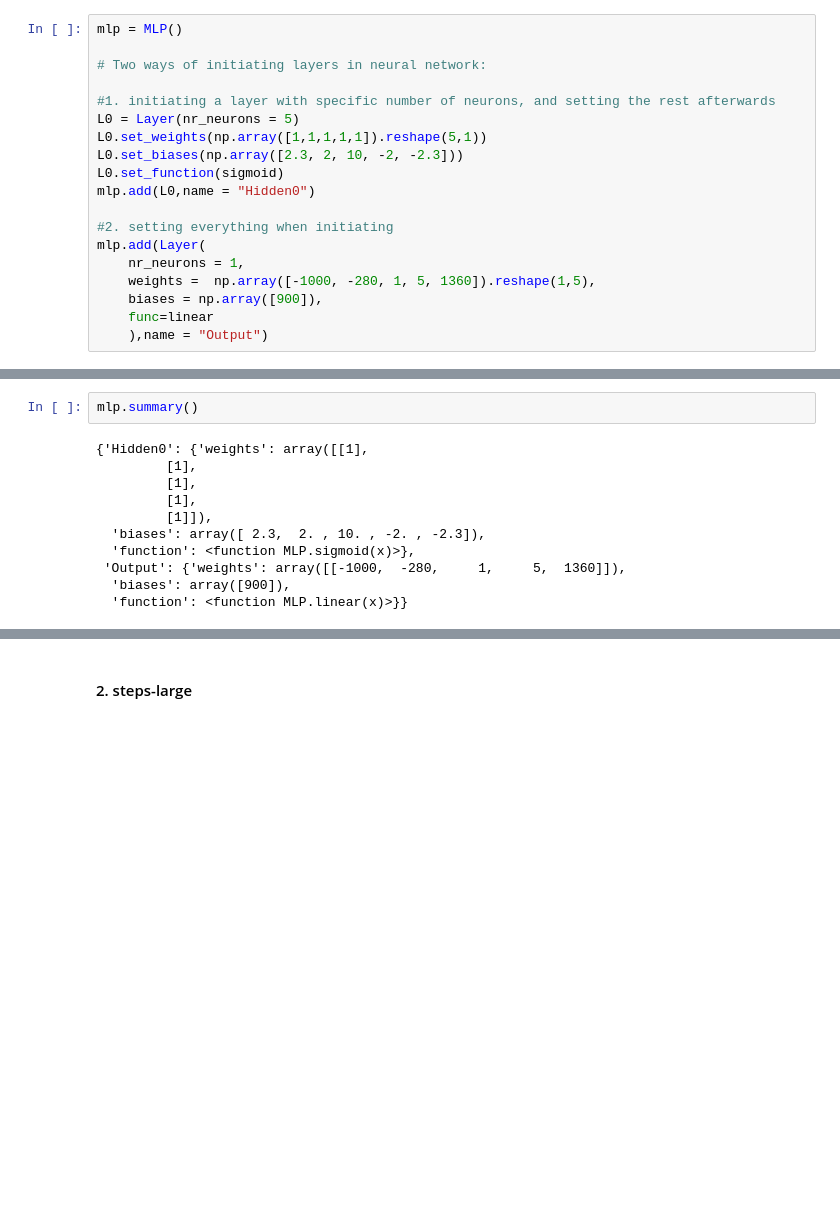
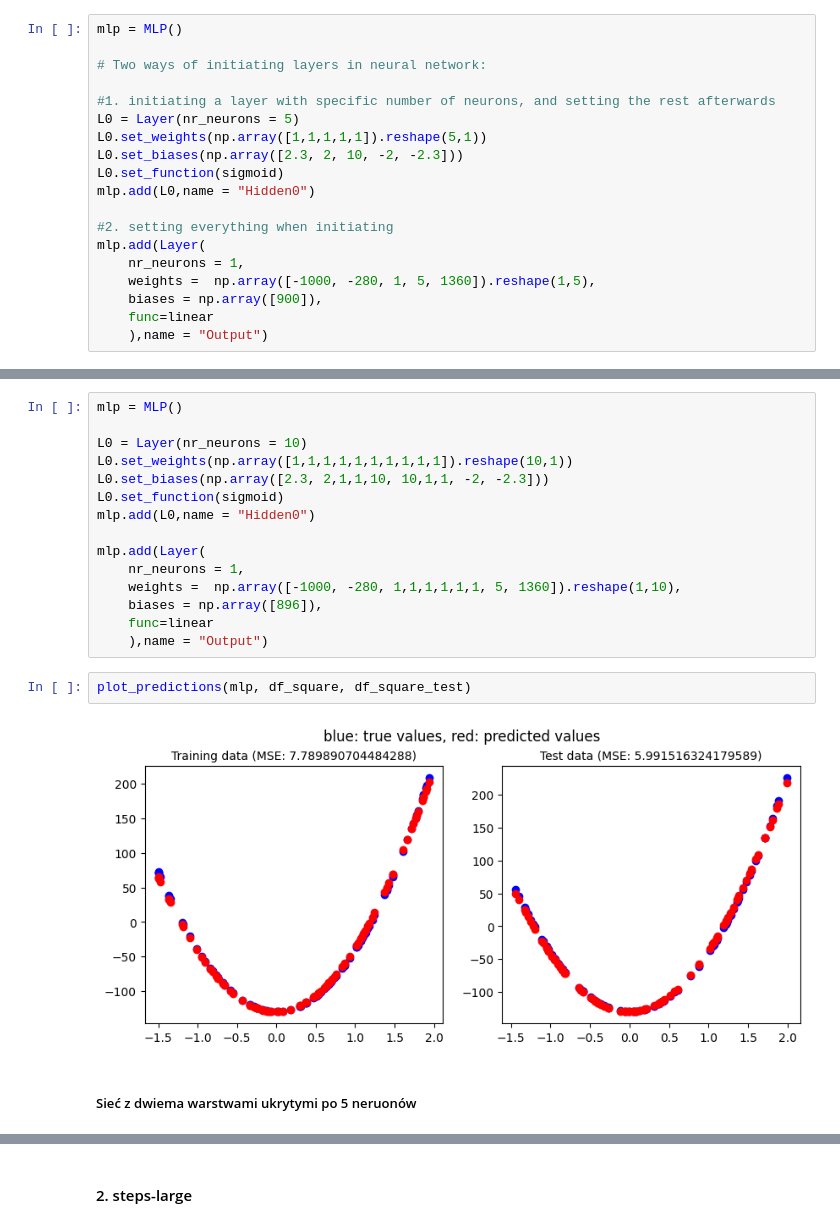
Before and after one commit to skowronskid/Computational-Analysis-Methods, a Jupyter notebook: main.ipynb, the cells around one changed output, grey strips where cells are left out. Cells and saved outputs as stored; diff of their text form; blank space fills up the shorter version.

```diff
--- a/main.ipynb
+++ b/main.ipynb
@@ -121,13 +109,21 @@ Na powyższym wykresie są punkty ze zbioru treningowego. Na niebiesko zaznaczon
-# %%
-mlp.summary()
-# %% [output]
-{'Hidden0': {'weights': array([[1],
-         [1],
-         [1],
-         [1],
-         [1]]),
-  'biases': array([ 2.3,  2. , 10. , -2. , -2.3]),
-  'function': <function MLP.sigmoid(x)>},
- 'Output': {'weights': array([[-1000,  -280,     1,     5,  1360]]),
-  'biases': array([900]),
-  'function': <function MLP.linear(x)>}}
+# %%
+mlp = MLP()
+
+L0 = Layer(nr_neurons = 10)
+L0.set_weights(np.array([1,1,1,1,1,1,1,1,1,1]).reshape(10,1))
+L0.set_biases(np.array([2.3, 2,1,1,10, 10,1,1, -2, -2.3]))
+L0.set_function(sigmoid)
+mlp.add(L0,name = "Hidden0")
+
+mlp.add(Layer(
+    nr_neurons = 1,
+    weights =  np.array([-1000, -280, 1,1,1,1,1,1, 5, 1360]).reshape(1,10),
+    biases = np.array([896]),
+    func=linear
+    ),name = "Output")
+# %%
+plot_predictions(mlp, df_square, df_square_test)
+# %% [output]
+[figure, added]
+# %% [markdown]
+##### Sieć z dwiema warstwami ukrytymi po 5 neruonów
```
Also changed, not shown: parts of 32 cells of this notebook, 1 other file.
